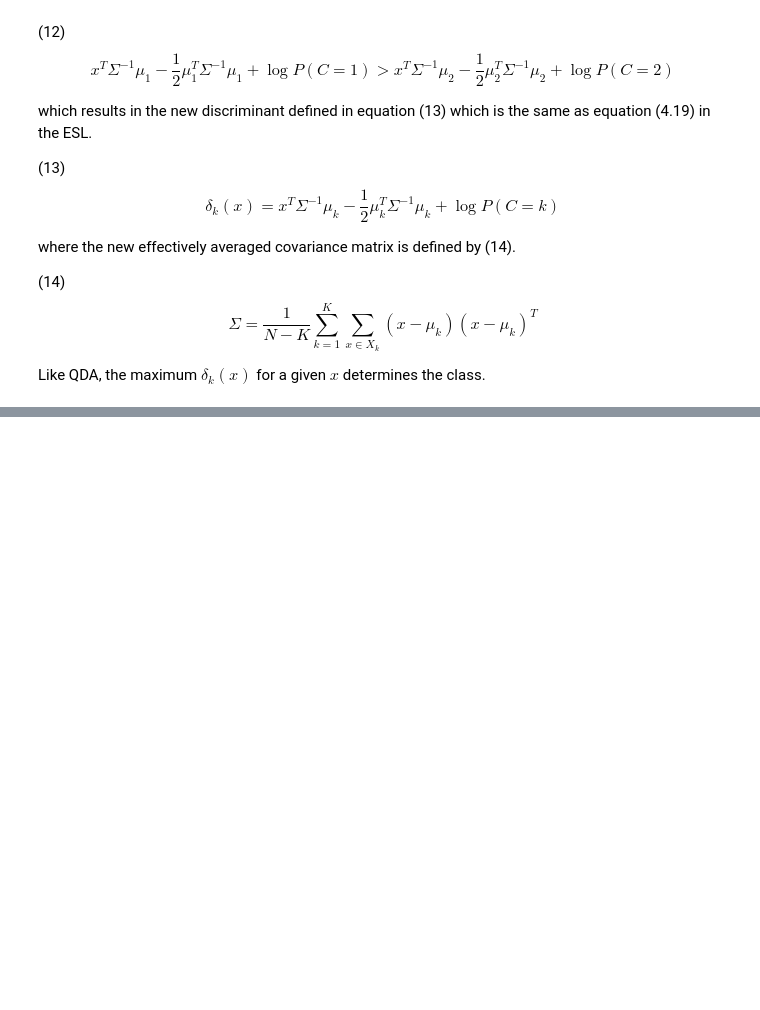
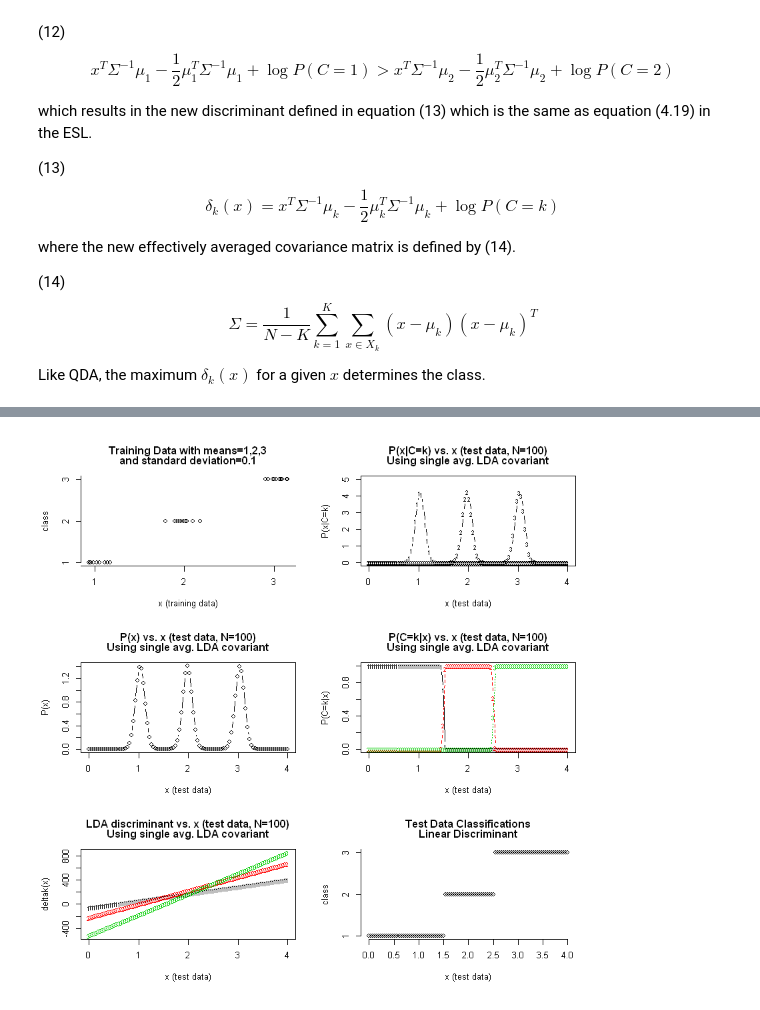
Before and after one commit to focods/WonderfulML, a Jupyter notebook: docs/solutions/session04_r.ipynb, the cells around one changed output, grey strips where cells are left out. Cells and saved outputs as stored; diff of their text form; code cells hidden in the pictures; blank space fills up the shorter version.

```diff
--- a/docs/solutions/session04_r.ipynb
+++ b/docs/solutions/session04_r.ipynb
@@ -474,0 +481,99 @@ plotQda_1d()
+# %%
+# plot the 1-D LDA results
+plotLda_1d <- function(class_means=c(1, 2, 3), class_stdevs=c(0.1, 0.1, 0.1)) {
+    # generate 3x2 plots for LDA evaluation
+    par(mfrow=c(3,2))  # adjust as plots are added
+    # generate and plot 1-D training data
+    xtrain <- getData1D(3, class_means, class_stdevs)
+    plot1D_Training(xtrain)
+
+    # generate sample 1-D test data
+    xtest <- matrix(seq(0,4,len=100),100,1)
+    Ntest <- length(xtest)
+
+    # calculate priors and class means
+    pc <- priorPofX(xtrain)
+    muk <- classMeans(xtrain)
+    # compute the average covariance matrix if data is 2 or more dimensions
+    # single average variance value if data is 1 dimensional
+    var <- AvgLdaCovar(xtrain)
+
+    # generate some sample 1-D test data
+    xtest <- matrix(seq(0,4,len=100),100,1)
+    Ntest <- length(xtest)
+
+    # calc & plot P(x|C=k) vs. x, start by eval'ing the first class
+    pxc <- xtest
+    pxc <- cbind(pxc, mydnormm(xtest, muk[1,], var))
+    colnames(pxc)[] <- c("x","pxc 1")
+    plot(pxc[,1],pxc[,2],type="b", xlim=c(0,4), ylim=c(0,5),
+         pch=paste(1), cex=0.7,
+         main=c("P(x|C=k) vs. x (test data, N=100)",
+         "Using single avg. LDA covariant"),
+         xlab="x (test data)", ylab="P(x|C=k)")
+
+    # now evaluate the remaining classes
+    for(class in 2:nclass){
+        #pxc <- cbind(pxc, data[which(data[,1]==class),2])
+        pcalcs <- mydnormm(xtest,muk[class,], var)
+        pxc <- cbind(pxc, pcalcs)
+        colnames(pxc)[ncol(pxc)] <- paste("pxc",class)
+        points(pxc[,1], pxc[,class+1], type="b",
+             pch=paste(class), cex=0.7)
+    }
+
+    # calc & plot P(x) vs. x
+    ptable <- cbind(pxc, rep(0,Ntest))  # init P(x) in last col
+    pxcol <- ncol(ptable)               # set up P(x) column of values
+    colnames(ptable)[pxcol] <- "pofx"
+    for(class in 1:nclass)
+        ptable[,pxcol] <- ptable[,pxcol]+(pxc[,class+1]*pc[class])
+
+    plot(ptable[,1],ptable[,pxcol], type="b",
+         main=c("P(x) vs. x (test data, N=100)",
+         "Using single avg. LDA covariant"),
+         xlab="x (test data)", ylab="P(x)")
+
+
+    # calc & plot P(C|x) vs. x
+    for(class in 1:nclass) {
+        pcx <- ptable[,class+1] * pc[class] / ptable[,nclass+2]
+        ptable <- cbind(ptable, pcx)
+        colnames(ptable)[ncol(ptable)] <- paste("pcx", class)
+    }
+    pcx1col <- nclass + 3
+    pcxkcol <- pcx1col + (nclass - 1)
+    matplot(ptable[,1],ptable[,pcx1col:pcxkcol], type="b", cex=0.7,
+            main=c("P(C=k|x) vs. x (test data, N=100)",
+            "Using single avg. LDA covariant"),
+            xlab="x (test data)", ylab="P(C=k|x)")
+
+
+    # calc & plot little delta(x) LDA disciminant vs. x
+    dx <- deltLda(xtest, Ntest, nclass, pc, muk, var)
+    dx <- cbind(xtest,dx)
+    matplot(dx[,1],dx[,2:ncol(dx)],cex=0.7,
+            main=c("LDA discriminant vs. x (test data, N=100)",
+            "Using single avg. LDA covariant"),
+            xlab="x (test data)", ylab="deltak(x)")
+
+
+    # do the LDA classification and plot the results
+    classif <- dx
+    classif <- cbind(classif, rep(0,nrow(classif)))
+    colnames(classif) <- c("x", paste("dx",1:nclass), "class")
+    for(rw in 1:nrow(classif))
+        classif[rw,ncol(classif)] <- which.max(classif[rw,2:(ncol(classif)-1)])
+
+    plot(classif[,1],classif[,ncol(classif)],
+         xlab="x (test data)",ylab="class",
+         main=c("Test Data Classifications",
+         "Linear Discriminant"), axes=FALSE)
+
+    axis(1, seq(0,4,by=0.5))
+    axis(2, 1:4)
+}
+
+plotLda_1d()
+# %% [output]
+[figure, added]
```
Also changed, not shown: parts of 3 cells of this notebook, 1 other file.
